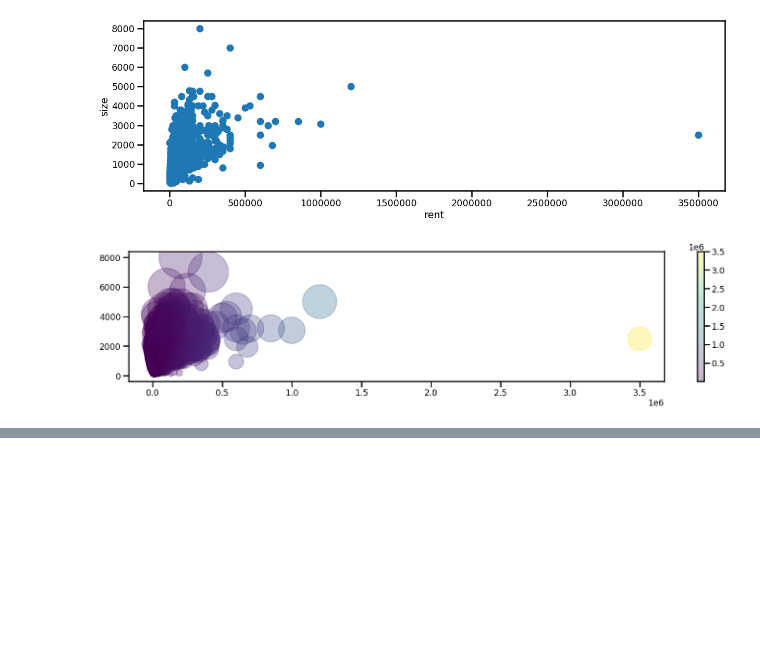
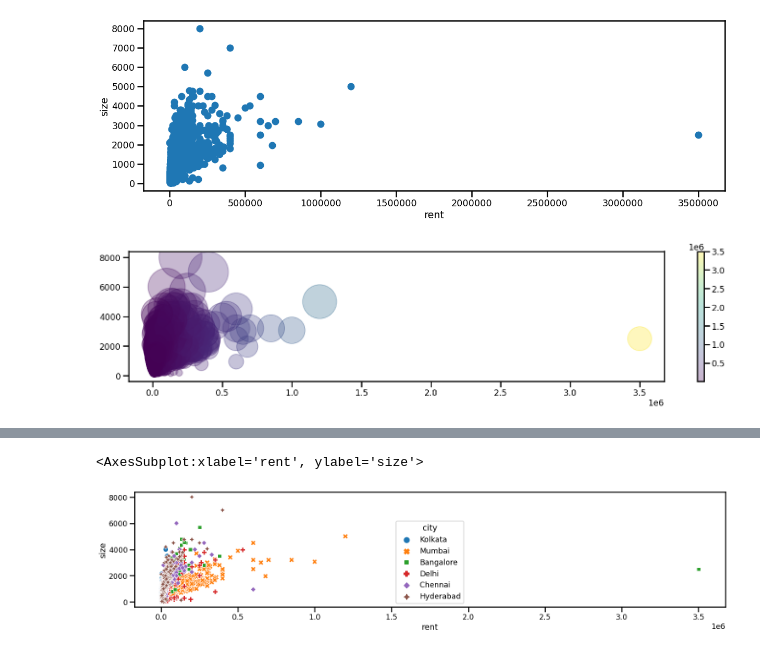
Before and after one commit to fsq2/house_rent, a Jupyter notebook: eda.ipynb, the cells around one changed output, grey strips where cells are left out. Drawn from its saved outputs; the diff is of its cells as text; code cells hidden in the pictures; blank space fills up the shorter version.

```diff
--- a/eda.ipynb
+++ b/eda.ipynb
@@ -95,0 +107,6 @@ plt.colorbar();
+# %%
+plt.figure(figsize = (25, 5))
+sns.scatterplot(x='rent', y='size', data=df, hue='city', style='city')
+# %% [output]
+<AxesSubplot:xlabel='rent', ylabel='size'>
+[figure, added]
```
Also changed, not shown: parts of 3 cells of this notebook.
